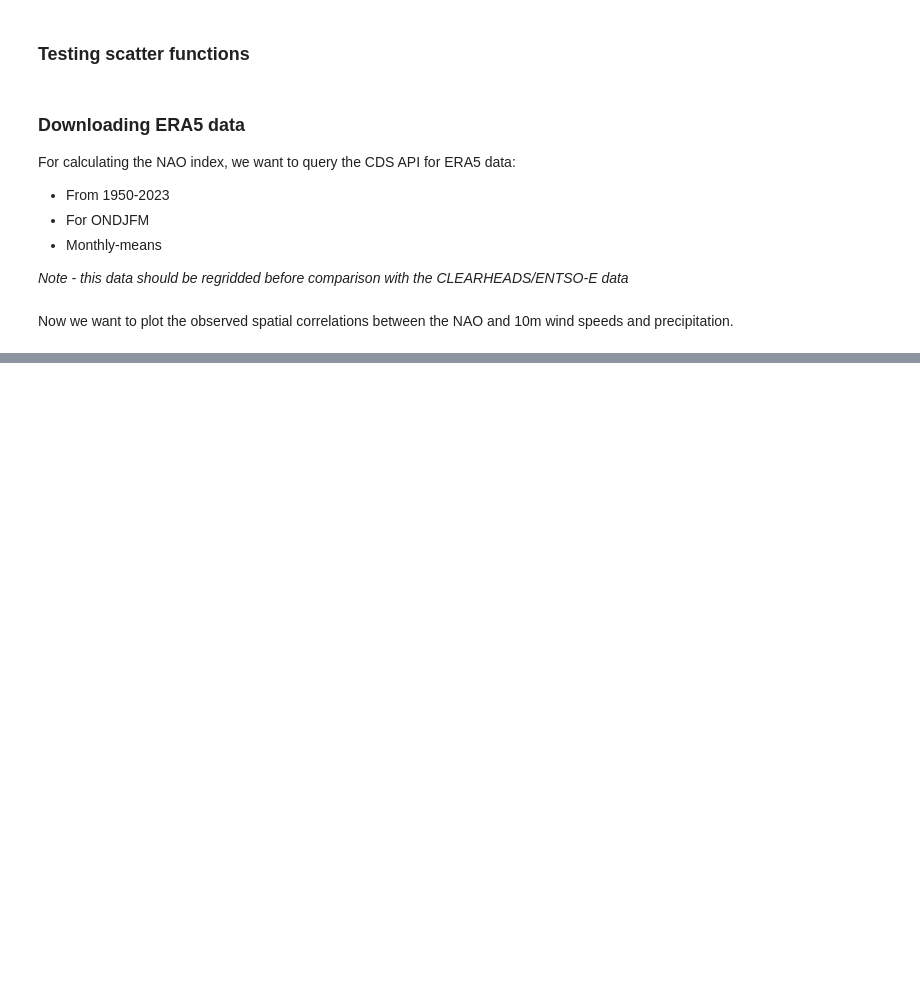
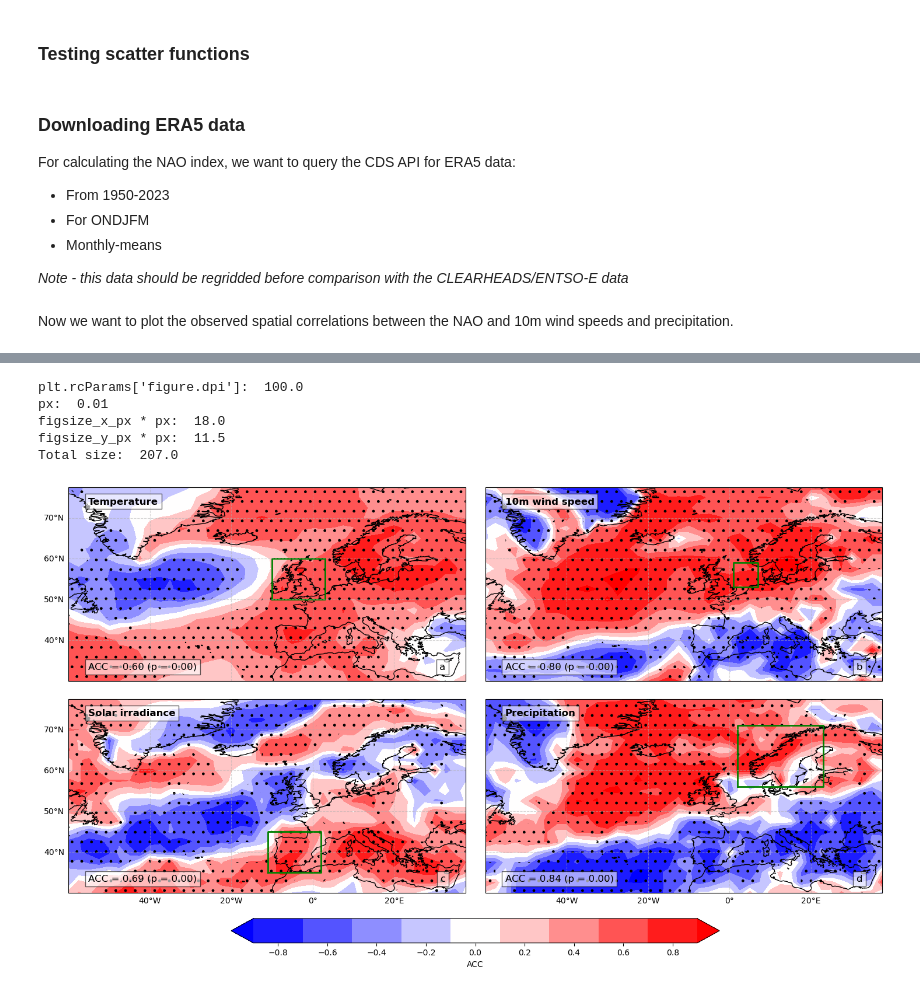
Before and after one commit to benhutchmet/energy-met-corr, a Jupyter notebook: testing_nao_skill.ipynb, the cells around one changed output, grey strips where cells are left out. Drawn from its saved outputs; the diff is of its cells as text; code cells hidden in the pictures; blank space fills up the shorter version.

```diff
--- a/testing_nao_skill.ipynb
+++ b/testing_nao_skill.ipynb
@@ -271 +376,20 @@ stats_dict_ua = funcs_em.calc_nao_spatial_corr(
+# %%
+corr_tas, pval_tas = funcs_em.calculate_correlation_and_pvalue(
+    stats_dict = stats_dict_tas,
+)
+# %%
+# Same for sfcwind
+corr_sfcWind, pval_sfcWind = funcs_em.calculate_correlation_and_pvalue(
+    stats_dict = stats_dict_sfcWind,
+)
+# %%
+# Same for rsds
+corr_rsds, pval_rsds = funcs_em.calculate_correlation_and_pvalue(
+    stats_dict = stats_dict_rsds,
+)
+# %%
+# same for pr
+corr_pr, pval_pr = funcs_em.calculate_correlation_and_pvalue(
+    stats_dict = stats_dict_pr,
+)
 # %%
@@ -401,21 +577,25 @@ print(pval_array_precip)
 # %%
 # Test the subplots functions
 funcs_em.plot_corr_subplots(
-    corr_array_1=corr_array_wind,
-    pval_array_1=pval_array_wind,
-    corr_array_2=corr_array_precip,
-    pval_array_2=pval_array_precip,
-    lats=stats_dict_wind["lats"],
-    lons=stats_dict_wind["lons"],
-    variable_1="10m Wind Speed",
-    variable_2="Precipitation",
+    corr_arrays=corr_arrays,
+    pval_arrays=pval_arrays,
+    lats=stats_dict_tas["lats"],
+    lons=stats_dict_tas["lons"],
+    variables=variables,
     sig_threshold=0.05,
-    plot_gridbox=[dicts.northern_europe_grid],
-    nao=stats_dict_wind["nao"],
-    corr_var_ts_1=stats_dict_wind["corr_var_ts"],
-    corr_var_ts_2=stats_dict_precip["corr_var_ts"],
+    plot_gridbox=plot_gridboxes,
+    nao=stats_dict_tas["nao"],
+    corr_var_ts=corr_var_ts,
     figsize_x_px=1800,
-    figsize_y_px=800,
-    fig_labels=["c", "d"],
+    figsize_y_px=1150,
+    fig_labels=fig_labels,
     w_space=0.05,
+    h_space=0.05,
 )
+# %% [output]
+plt.rcParams['figure.dpi']:  100.0
+px:  0.01
+figsize_x_px * px:  18.0
+figsize_y_px * px:  11.5
+Total size:  207.0
+[figure, added]
```
Also changed, not shown: parts of 31 cells of this notebook, 1 other file.
